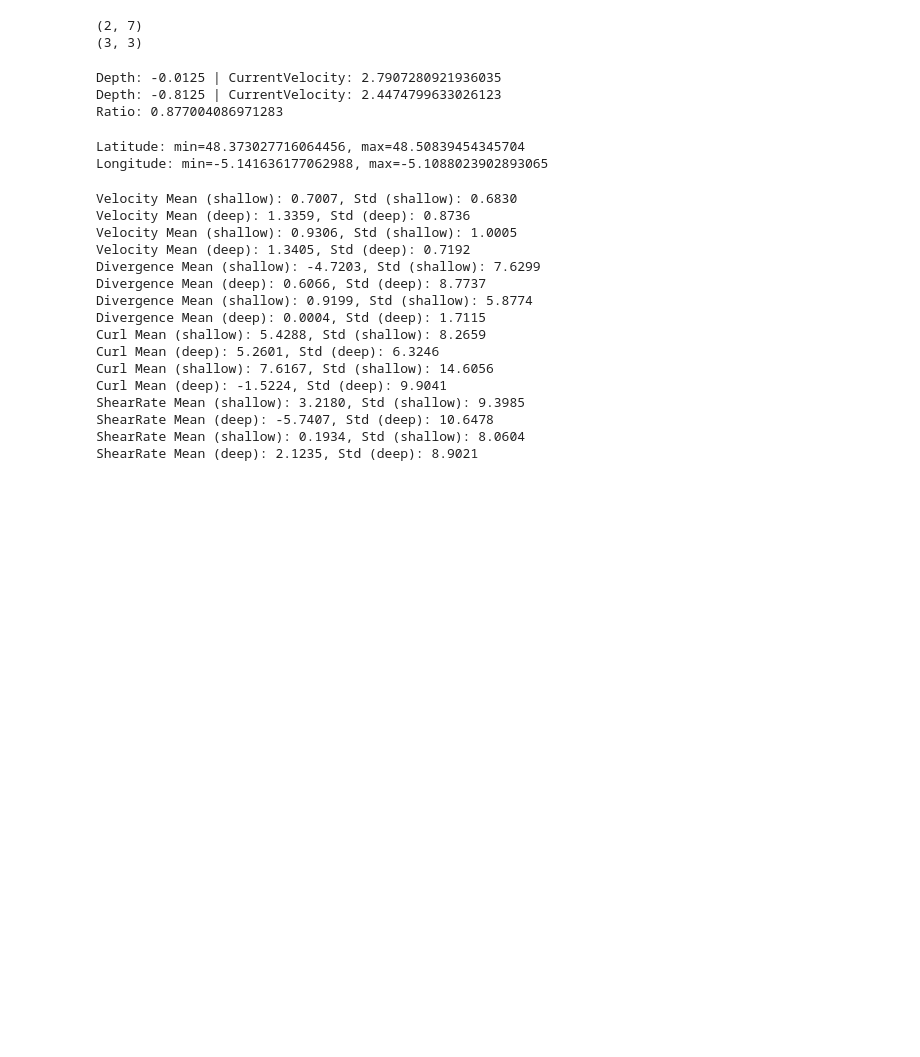
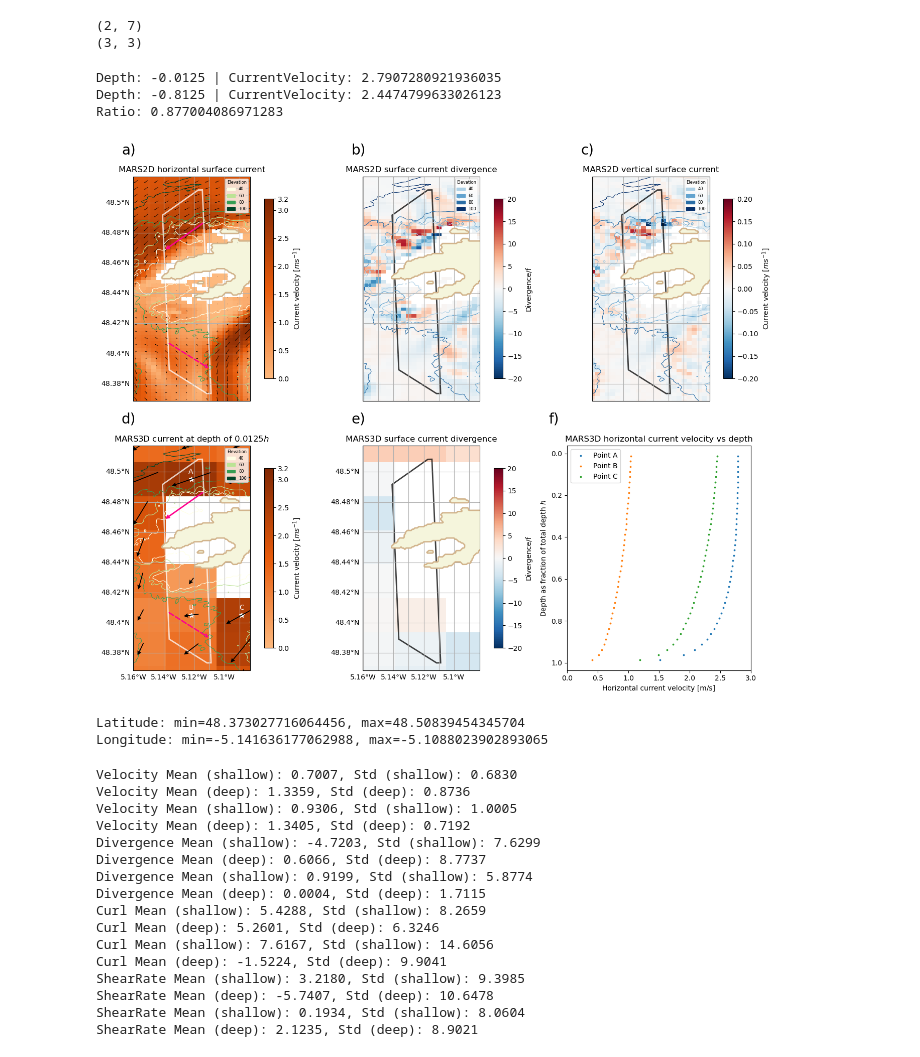
Before and after one commit to JWMichalski/oscarplus, a Jupyter notebook: examples/Iroise Sea divergence paper/Figures_1705.ipynb, the cells around one changed output. Drawn from its saved outputs; the diff is of its cells as text; code cells hidden in the pictures; blank space fills up the shorter version.

```diff
--- a/examples/Iroise Sea divergence paper/Figures_1705.ipynb
+++ b/examples/Iroise Sea divergence paper/Figures_1705.ipynb
@@ -175,6 +189,7 @@ axes = ph.plot_MARS2D_and_MARS3D_profiles(
     levels=[-0.0125, -0.6625, -0.9125],
     figsize=(16, 12),
     legend_location="upper right",
+    current_cmap=orcmap,
 )
 
 ph.add_track_shape(
@@ -213,33 +228,35 @@ ph.add_track_shape(
     OSCAR,
     axes[4],
     sel_for_cutting="CurrentVelocity",
     color="black",
     alpha=0.75,
     linewidth=2,
 )
 
 # add arrows
 arrow_color = "xkcd:hot pink"
 ph.add_arrow(axes[0], **coordinates_north, color=arrow_color, linewidth=2, zorder=10)
 ph.add_arrow(
     axes[0],
     **coordinates_south,
     color=arrow_color,
     linewidth=2,
     linestyle="--",
     zorder=10
 )
 
 ph.add_arrow(axes[3], **coordinates_north, color=arrow_color, linewidth=2, zorder=10)
 ph.add_arrow(
     axes[3],
     **coordinates_south,
     color=arrow_color,
     linewidth=2,
     linestyle="--",
     zorder=10
 )
 plt.savefig("Fig7_MARS2D.png")
+# %% [output]
+[figure, added]
 # %%
 oscar_lat = OSCAR["latitude"].values
 oscar_lon = OSCAR["longitude"].values
```
Also changed, not shown: parts of 5 cells of this notebook, 1 other file.
